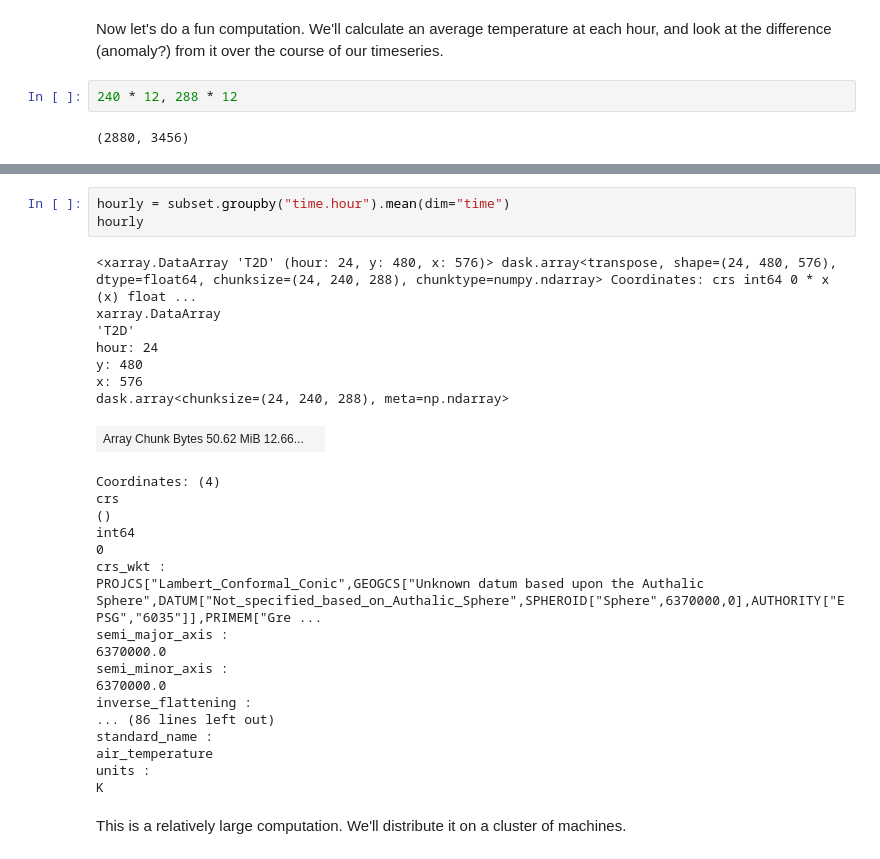
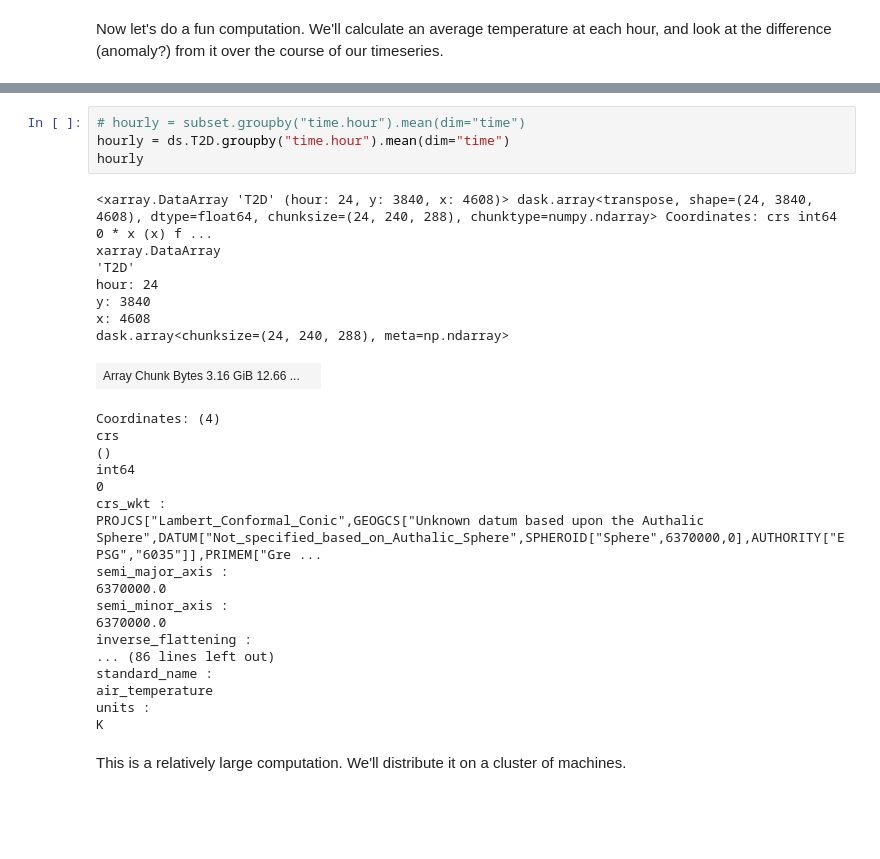
Before and after one commit to TomAugspurger/noaa-nwm, a Jupyter notebook: content/04-timeseries.ipynb, the cells around one changed output, grey strips where cells are left out. Drawn from its saved outputs; the diff is of its cells as text; blank space fills up the shorter version.

```diff
--- a/content/04-timeseries.ipynb
+++ b/content/04-timeseries.ipynb
@@ -123,10 +130,6 @@ t.to_dataframe()[["RAINRATE", "T2D"]].plot(subplots=True);
 client.close()
 # %% [markdown]
 Now let's do a fun computation. We'll calculate an average temperature at each hour, and look at the difference (anomaly?) from it over the course of our timeseries.
-# %%
-240 * 12, 288 * 12
-# %% [output]
-(2880, 3456)
 # %%
 subset = ds["T2D"].isel(y=slice(2400, 2880), x=slice(2880, 3456))
 subset
@@ -157,17 +160,18 @@ air_temperature
 units :
 K
 # %%
-hourly = subset.groupby("time.hour").mean(dim="time")
+# hourly = subset.groupby("time.hour").mean(dim="time")
+hourly = ds.T2D.groupby("time.hour").mean(dim="time")
 hourly
 # %% [output]
-<xarray.DataArray 'T2D' (hour: 24, y: 480, x: 576)> dask.array<transpose, shape=(24, 480, 576), dtype=float64, chunksize=(24, 240, 288), chunktype=numpy.ndarray> Coordinates: crs int64 0 * x (x) float ...
+<xarray.DataArray 'T2D' (hour: 24, y: 3840, x: 4608)> dask.array<transpose, shape=(24, 3840, 4608), dtype=float64, chunksize=(24, 240, 288), chunktype=numpy.ndarray> Coordinates: crs int64 0 * x (x) f ...
 xarray.DataArray
 'T2D'
 hour: 24
-y: 480
-x: 576
+y: 3840
+x: 4608
 dask.array<chunksize=(24, 240, 288), meta=np.ndarray>
-| Array Chunk Bytes 50.62 MiB 12.66... |  |
+| Array Chunk Bytes 3.16 GiB 12.66 ... |  |
 Coordinates: (4)
 crs
 ()
```
Also changed, not shown: parts of 8 cells of this notebook, 4 other files.
